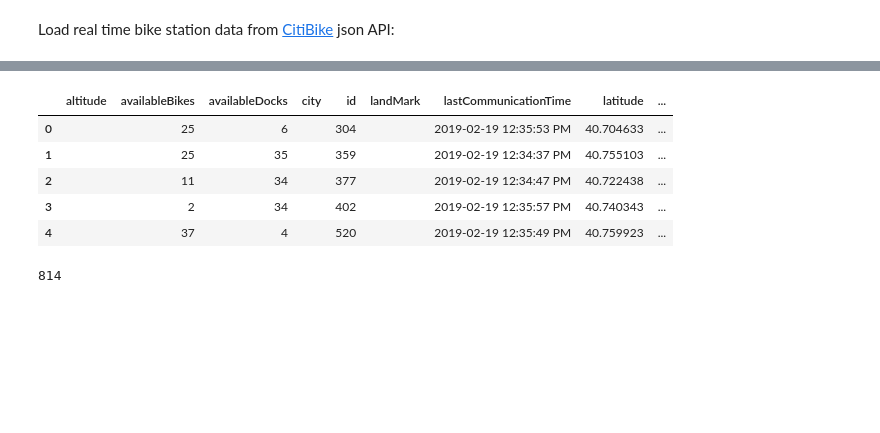
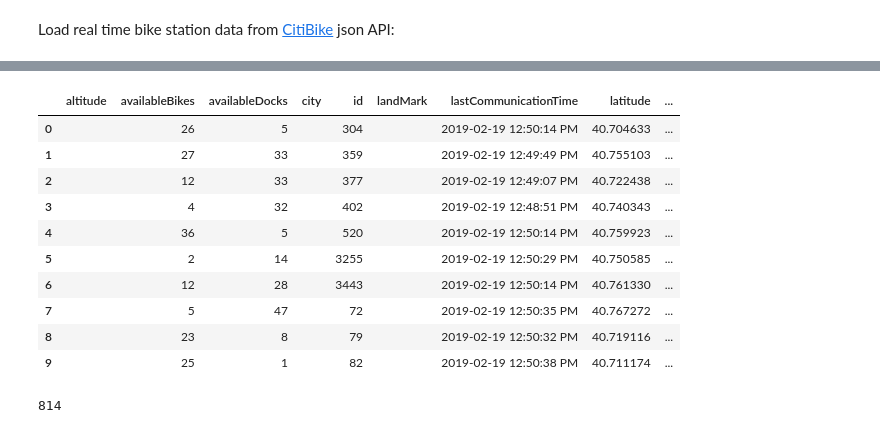
Before and after one commit to DanTheOnlyMan/ce599, a Jupyter notebook: 10-Spatial Analysis/citibike.ipynb, the cells around one changed output, grey strips where cells are left out. Drawn from its saved outputs; the diff is of its cells as text; code cells hidden in the pictures; blank space fills up the shorter version.

```diff
--- a/10-Spatial Analysis/citibike.ipynb
+++ b/10-Spatial Analysis/citibike.ipynb
@@ -42,14 +46,19 @@ data
 # %%
 # convert the relevant part to a geodataframe
 df = gp.GeoDataFrame(data['stationBeanList'])
-df.head()
+df.head(10)
 # %% [output]
 |  | altitude | availableBikes | availableDocks | city | id | landMark | lastCommunicationTime | latitude | ... |
-| 0 |  | 25 | 6 |  | 304 |  | 2019-02-19 12:35:53 PM | 40.704633 | ... |
-| 1 |  | 25 | 35 |  | 359 |  | 2019-02-19 12:34:37 PM | 40.755103 | ... |
-| 2 |  | 11 | 34 |  | 377 |  | 2019-02-19 12:34:47 PM | 40.722438 | ... |
-| 3 |  | 2 | 34 |  | 402 |  | 2019-02-19 12:35:57 PM | 40.740343 | ... |
-| 4 |  | 37 | 4 |  | 520 |  | 2019-02-19 12:35:49 PM | 40.759923 | ... |
+| 0 |  | 26 | 5 |  | 304 |  | 2019-02-19 12:50:14 PM | 40.704633 | ... |
+| 1 |  | 27 | 33 |  | 359 |  | 2019-02-19 12:49:49 PM | 40.755103 | ... |
+| 2 |  | 12 | 33 |  | 377 |  | 2019-02-19 12:49:07 PM | 40.722438 | ... |
+| 3 |  | 4 | 32 |  | 402 |  | 2019-02-19 12:48:51 PM | 40.740343 | ... |
+| 4 |  | 36 | 5 |  | 520 |  | 2019-02-19 12:50:14 PM | 40.759923 | ... |
+| 5 |  | 2 | 14 |  | 3255 |  | 2019-02-19 12:50:29 PM | 40.750585 | ... |
+| 6 |  | 12 | 28 |  | 3443 |  | 2019-02-19 12:50:14 PM | 40.761330 | ... |
+| 7 |  | 5 | 47 |  | 72 |  | 2019-02-19 12:50:35 PM | 40.767272 | ... |
+| 8 |  | 23 | 8 |  | 79 |  | 2019-02-19 12:50:32 PM | 40.719116 | ... |
+| 9 |  | 25 | 1 |  | 82 |  | 2019-02-19 12:50:38 PM | 40.711174 | ... |
 # %%
 # there is one row for each bike station.  How many stations are there?
 len(df)
```
Also changed, not shown: parts of 4 cells of this notebook.
